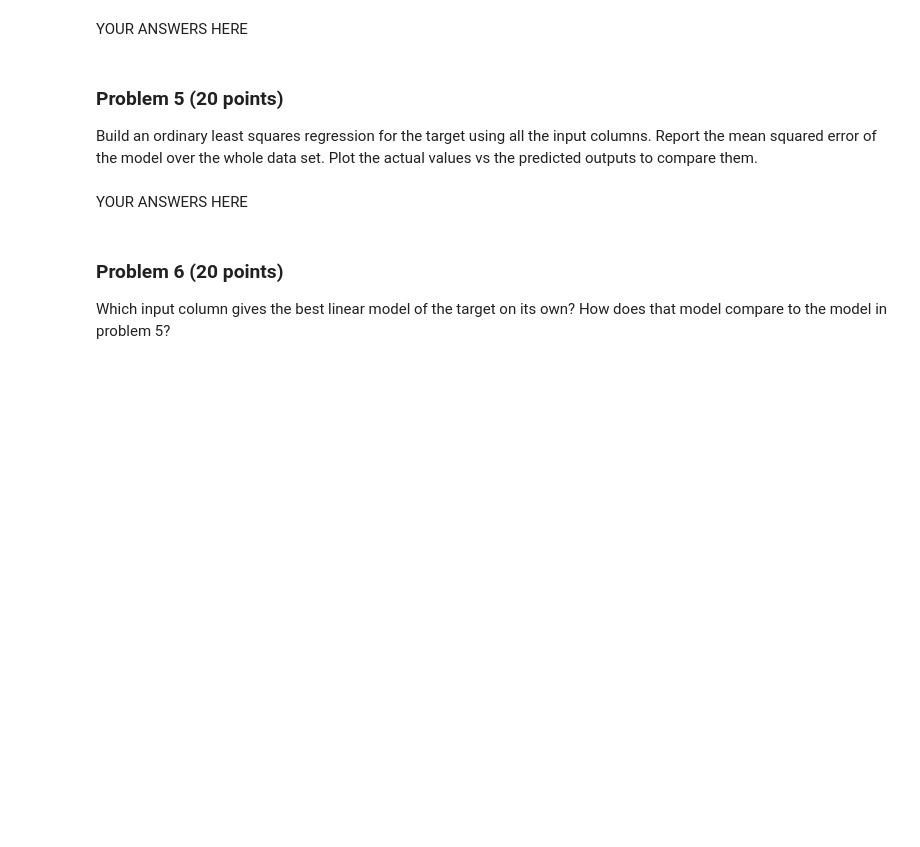
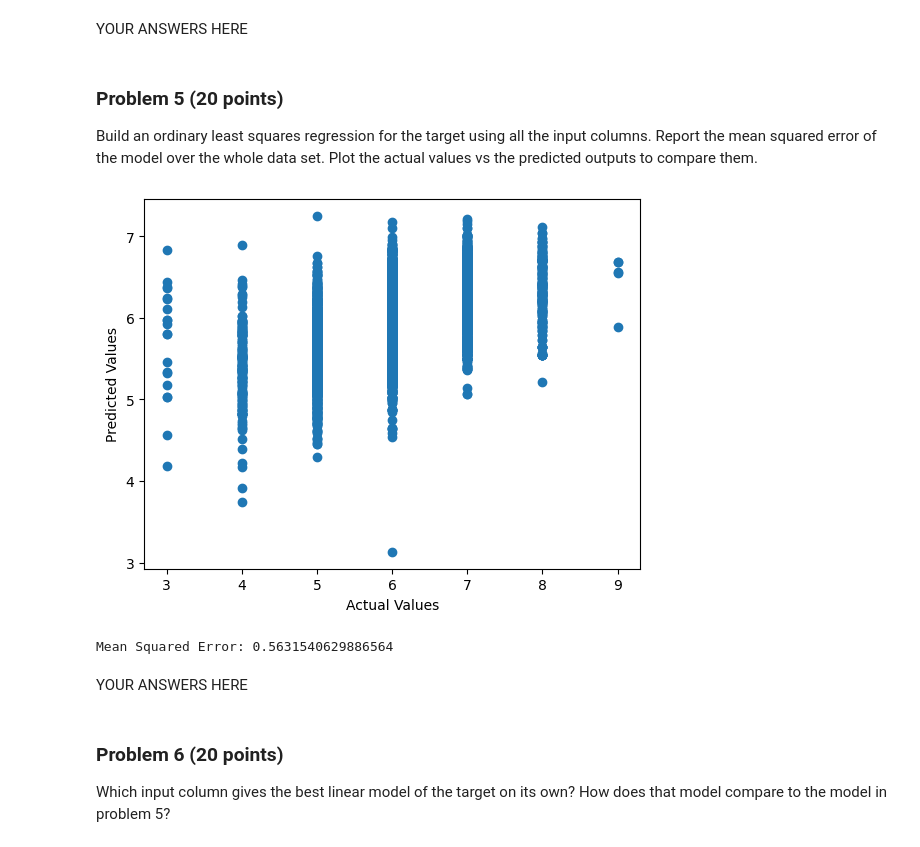
Before and after one commit to salil82/dx601-final-project, a Jupyter notebook: project.ipynb, the cells around one changed output. Saved outputs shown, nothing was run; the diff lists cells and outputs as text; code cells hidden in the pictures; blank space fills up the shorter version.

```diff
--- a/project.ipynb
+++ b/project.ipynb
@@ -177,3 +210,24 @@ Plot the actual values vs the predicted outputs to compare them.
+# %%
+# YOUR CODE HERE
+
+X = wine_df.drop('target', axis=1)
+y = wine_df['target']
+
+model = sklearn.linear_model.LinearRegression()
+model.fit(X, y)
+
+y_pred = model.predict(X)
+mse = np.mean((y - y_pred)**2)
+
+plt.scatter(y, y_pred)
+plt.xlabel('Actual Values')
+plt.ylabel('Predicted Values')
+plt.show()
+
+print('Mean Squared Error:', mse)
+# %% [output]
+[figure, added]
+Mean Squared Error: 0.5631540629886564
 # %% [markdown]
 YOUR ANSWERS HERE
 # %% [markdown]
```
Also changed, not shown: parts of 18 cells of this notebook.
